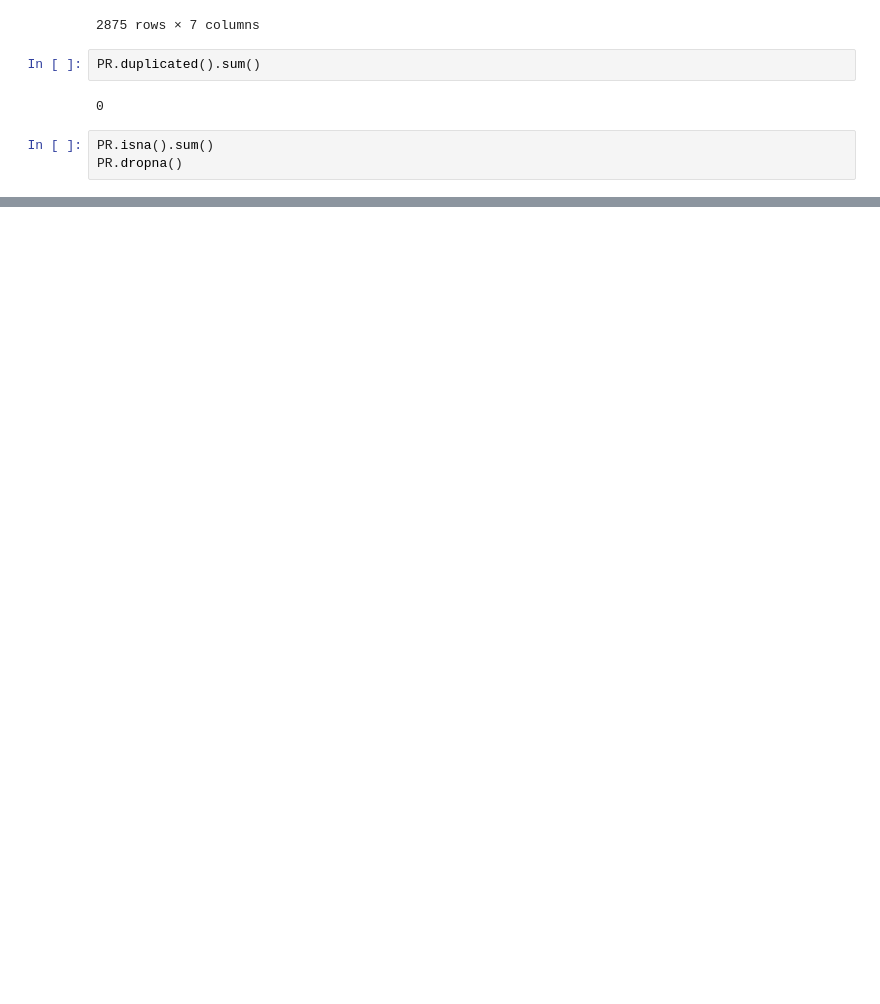
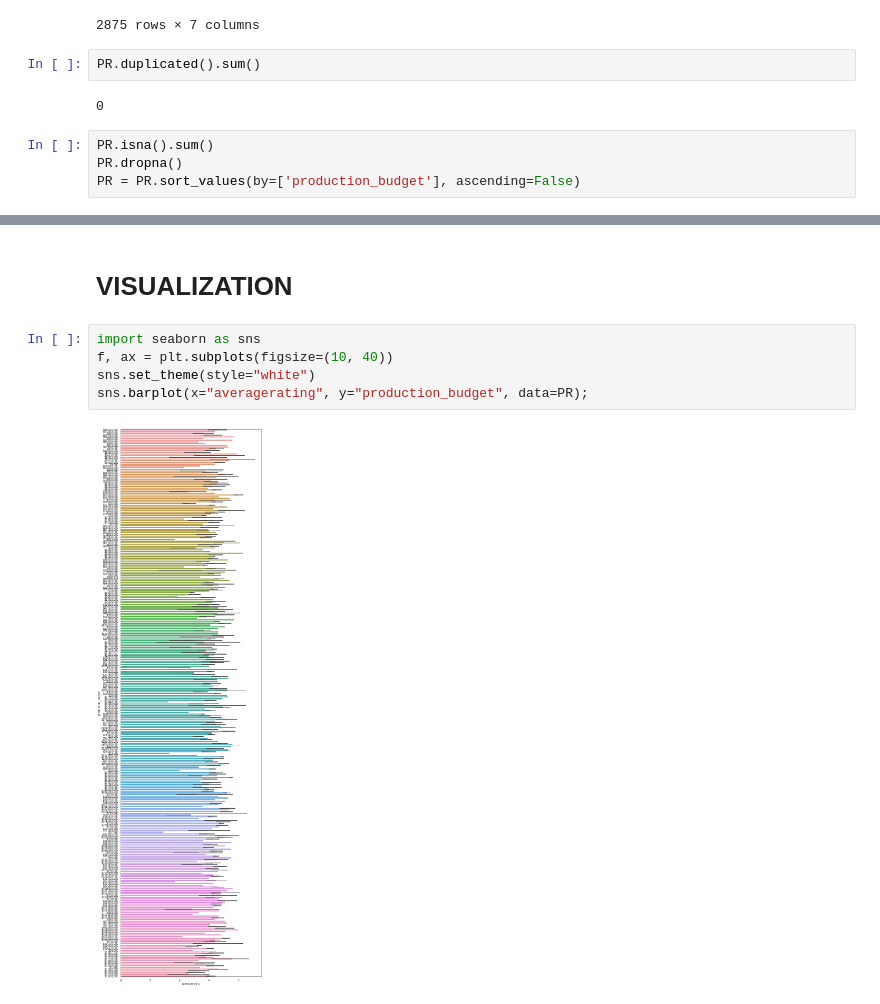
Before and after one commit to letruong711/010921-pt-phase-1-project, a Jupyter notebook: production_budget_ratings.ipynb, the cells around one changed output, grey strips where cells are left out. Drawn from its saved outputs; the diff is of its cells as text; blank space fills up the shorter version.

Commit message:
Finished last visualization

```diff
--- a/production_budget_ratings.ipynb
+++ b/production_budget_ratings.ipynb
@@ -106,3 +94,4 @@ PR.duplicated().sum()
 # %%
 PR.isna().sum()
 PR.dropna()
+PR = PR.sort_values(by=['production_budget'], ascending=False)
@@ -122,0 +98,9 @@ PR.dropna()
+# %% [markdown]
+# VISUALIZATION
+# %%
+import seaborn as sns
+f, ax = plt.subplots(figsize=(10, 40))
+sns.set_theme(style="white")
+sns.barplot(x="averagerating", y="production_budget", data=PR);
+# %% [output]
+[figure, added]
```
Also changed, not shown: parts of 3 cells of this notebook.
